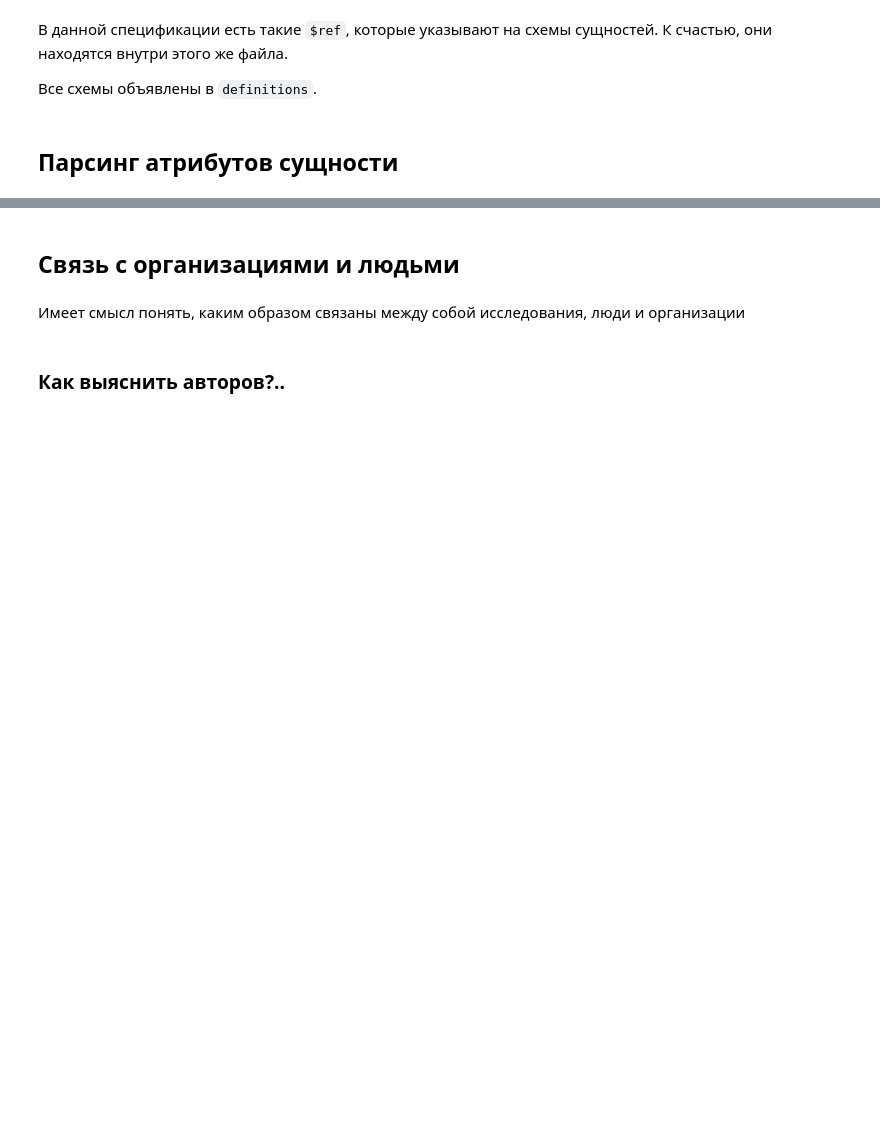
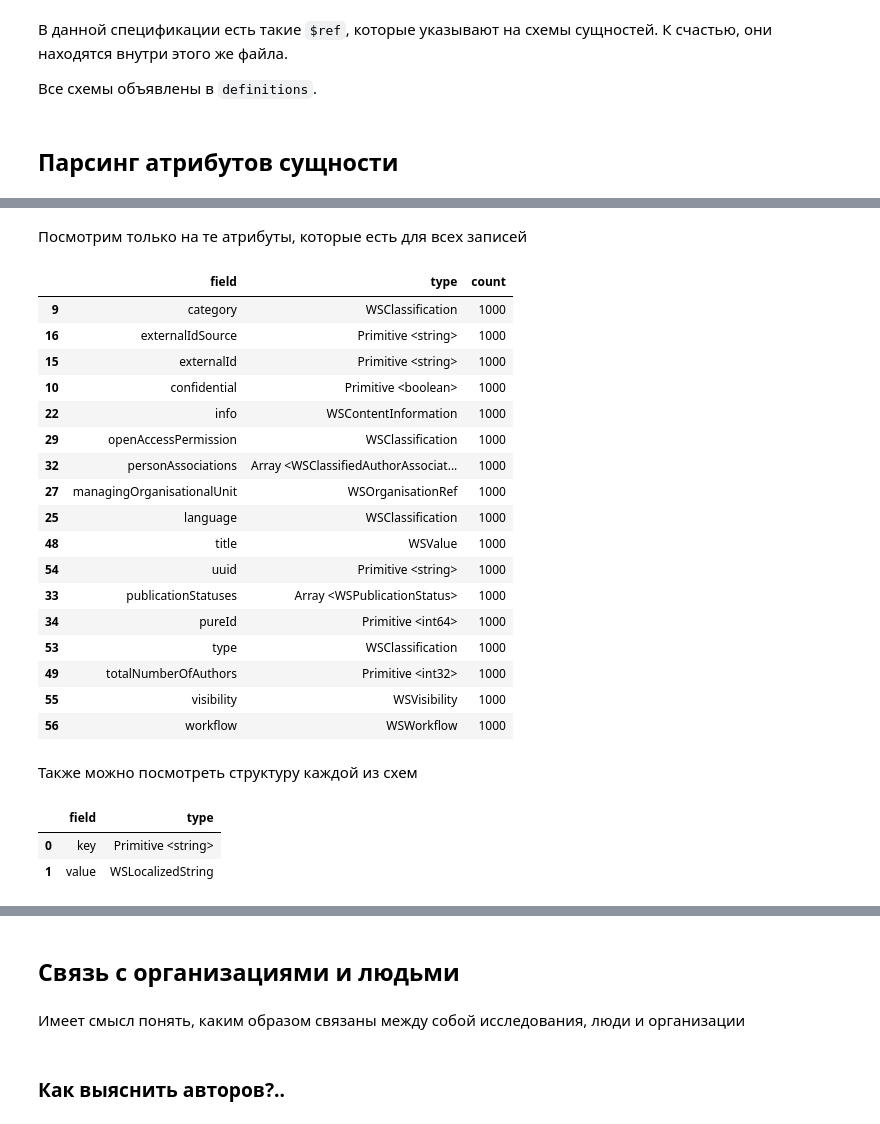
Before and after one commit to citec-spbu/Pure-ETL, a Jupyter notebook: experiments/explore-research-outputs/notebooks/explore.ipynb, the cells around one changed output, grey strips where cells are left out. Cells and saved outputs as stored; diff of their text form; code cells hidden in the pictures; blank space fills up the shorter version.

Commit message:
feat: count field occurences in test sample

```diff
--- a/experiments/explore-research-outputs/notebooks/explore.ipynb
+++ b/experiments/explore-research-outputs/notebooks/explore.ipynb
@@ -85,0 +139,27 @@ research_df
+# %%
+def count_field_occurences(items, keys):
+    # items - list of objects to explore
+    # keys - list of keys to search
+
+    # returns two dicts: one counts occurences for keys that are found in schema
+    #   the other one counts occurences for key that were not found in schema
+
+    total_occurences = dict.fromkeys(keys, 0)
+    exceptional_keys = dict()
+
+    for item in items:
+        for key in item.keys():
+            if key in total_occurences.keys():
+                total_occurences[key] += 1
+            else:
+                if key in exceptional_keys.keys():
+                    exceptional_keys[key] += 1
+                else:
+                    exceptional_keys[key] = 1
+
+    return total_occurences, exceptional_keys
+# %%
+occurences, unknown_fields = count_field_occurences(researches, list(research_df['field']))
+# %%
+occurences_df = pd.DataFrame(occurences.items(), columns=['field', 'count'])
+occurences_df.sort_values(by='count', ascending=False).info()
@@ -85,0 +184,37 @@ research_df
+# %%
+result = result = pd.merge(research_df, occurences_df, on='field', how='outer')
+result_sorted = result.sort_values(by='count', ascending=False)
+# result_sorted
+# %% [markdown]
+Посмотрим только на те атрибуты, которые есть для всех записей
+# %%
+sample_size = load_data('../data/research-outputs.json')['pageInformation']['size']
+result_sorted[result_sorted['count'] == sample_size]
+# %% [output]
+|  | field | type | count |
+| 9 | category | WSClassification | 1000 |
+| 16 | externalIdSource | Primitive <string> | 1000 |
+| 15 | externalId | Primitive <string> | 1000 |
+| 10 | confidential | Primitive <boolean> | 1000 |
+| 22 | info | WSContentInformation | 1000 |
+| 29 | openAccessPermission | WSClassification | 1000 |
+| 32 | personAssociations | Array <WSClassifiedAuthorAssociat... | 1000 |
+| 27 | managingOrganisationalUnit | WSOrganisationRef | 1000 |
+| 25 | language | WSClassification | 1000 |
+| 48 | title | WSValue | 1000 |
+| 54 | uuid | Primitive <string> | 1000 |
+| 33 | publicationStatuses | Array <WSPublicationStatus> | 1000 |
+| 34 | pureId | Primitive <int64> | 1000 |
+| 53 | type | WSClassification | 1000 |
+| 49 | totalNumberOfAuthors | Primitive <int32> | 1000 |
+| 55 | visibility | WSVisibility | 1000 |
+| 56 | workflow | WSWorkflow | 1000 |
+# %% [markdown]
+Также можно посмотреть структуру каждой из схем
+# %%
+thing_schema = fetch_schema(api_spec, 'WSVisibility')
+thing_schema
+# %% [output]
+|  | field | type |
+| 0 | key | Primitive <string> |
+| 1 | value | WSLocalizedString |
```
Also changed, not shown: parts of 23 cells of this notebook.
